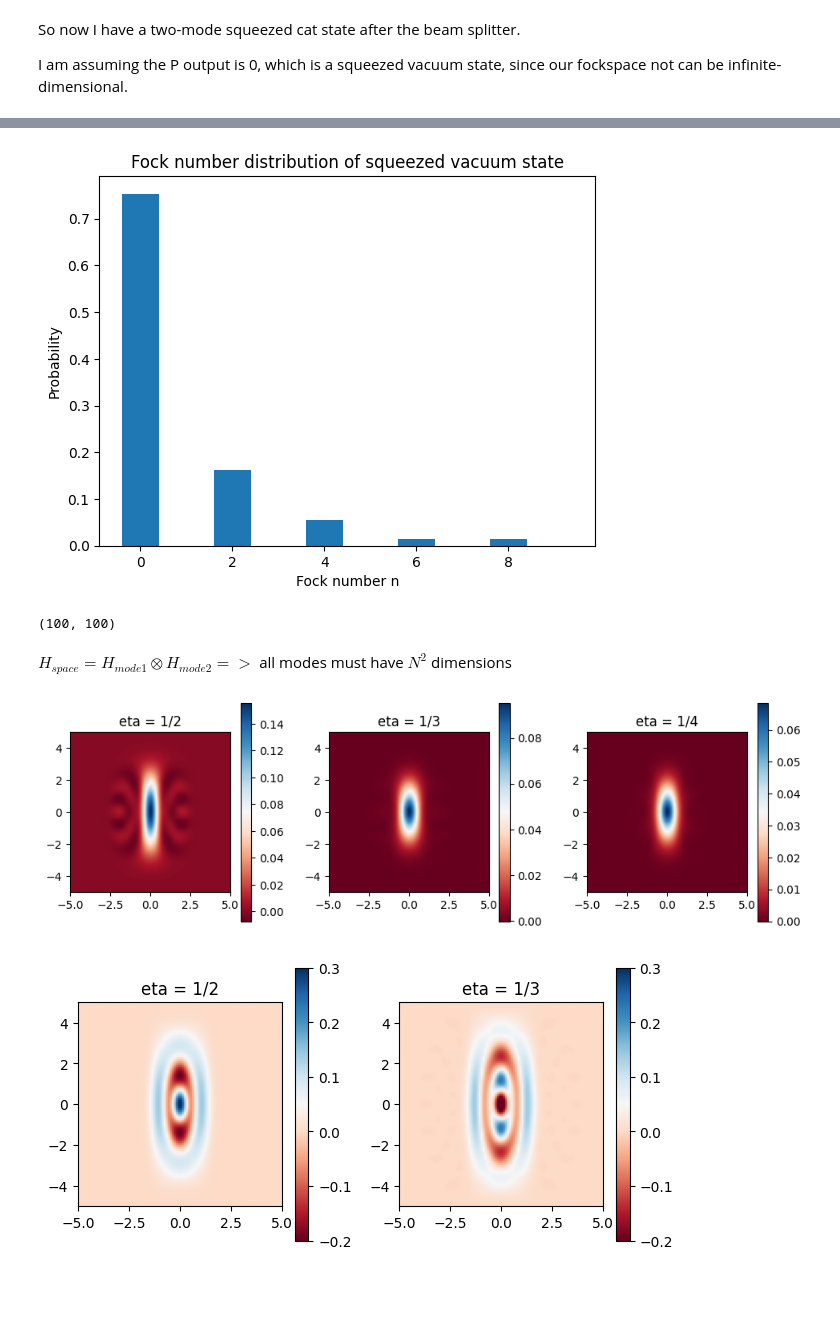
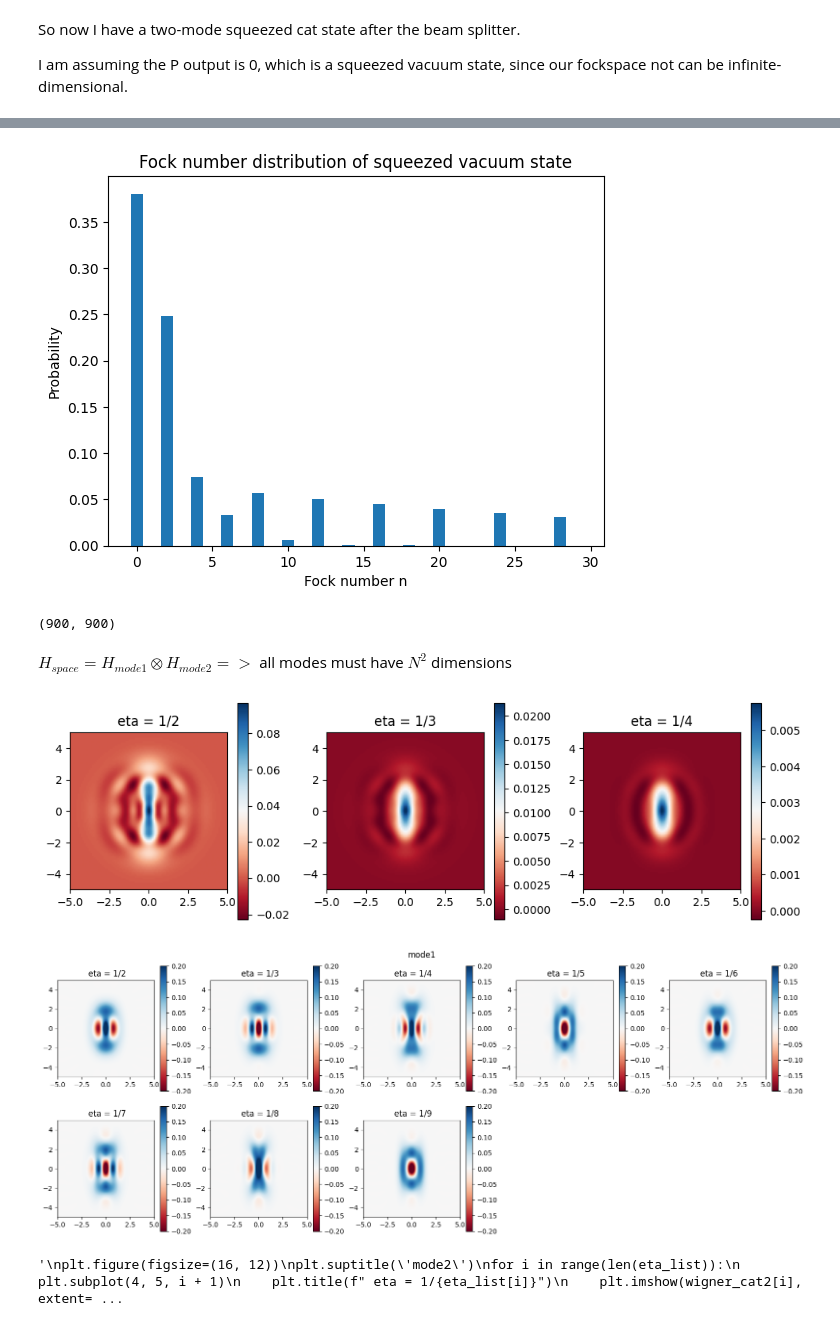
Before and after one commit to lhdarboe/Quantum-Information-Science-Project, a Jupyter notebook: SCS_livia-kopi 2.ipynb, the cells around one changed output, grey strips where cells are left out. Drawn from its saved outputs; the diff is of its cells as text; code cells hidden in the pictures; blank space fills up the shorter version.

```diff
--- a/SCS_livia-kopi 2.ipynb
+++ b/SCS_livia-kopi 2.ipynb
@@ -71,7 +71,8 @@ So now I have a two-mode squeezed cat state after the beam splitter.
 I am assuming the P output is 0, which is a squeezed vacuum state, since our fockspace not can be infinite-dimensional.
 # %%
 vac = basis(N, 0)
-vac_squeezed = squeeze(N, z = np.log(2.2)) * vac.unit()
+r_vac =4
+vac_squeezed = squeeze(N, z = r_vac) * vac.unit()
 
 vac_wigner = wigner(vac_squeezed,x,p)
 plt.figure()
@@ -93,23 +94,23 @@ plt.ylabel("Probability")
 plt.title("Fock number distribution of squeezed vacuum state")
 plt.show()
 # %% [output]
-[figure, old version]
+[figure, new version]
 # %%
 vac = basis(N, 0)
-vac_squeezed = squeeze(N, z = np.log(2.1)) * vac.unit()
+vac_squeezed = squeeze(N, z = r_vac) * vac.unit()
 p0_DM =  vac_squeezed * vac_squeezed.dag()
 p0_DM_full = tensor(qeye(N), p0_DM)  # expand P0_DM
 print(cat_out_mode1and2.shape)
 cat_out_mode1and2.shape
 projection_of_mode_1 = ( p0_DM_full * cat_out_mode1and2).ptrace(1) # 0 is mode 1, and 1 is mode 2
 # %% [output]
-(100, 100)
+(900, 900)
 # %%
 def cat_breeding(eta, N ):
 
     #creating squeezed vacuum density matrix and make it N^2 dimensions
     vac = basis(N, 0)
-    vac_squeezed = squeeze(N, z = np.log(2.2)) * vac.unit()
+    vac_squeezed = squeeze(N, z = 6) * vac.unit()
     vac_DM = vac_squeezed * vac_squeezed.dag()
     vac_DM_full = tensor(qeye(N), vac_DM)  # Projector for mode 2
 
@@ -176,5 +177,5 @@ for i in range(len(eta_list)):
 plt.tight_layout()
 plt.show()
 # %% [output]
-[figure, old version]
+[figure, new version]
 # %%
@@ -222,21 +226,39 @@ def cat_breeding(eta_list, N):
 # %%
-eta_list = np.arange(2,4)
-cat_states, cat_out_mode12 = cat_breeding(eta_list, N=20)
+eta_list = np.arange(2,10)
+cat_1mode, cat_2mode = cat_breeding(eta_list, N=30, r_vac=4)
 
-wigner_cat = []
-wigner_cat12 = []
+wigner_cat1 = []
+wigner_cat2 = []
+
+x = np.linspace(-5, 5, 100)
+p = np.linspace(-5, 5, 100)
 
 for i in tqdm(range(len(eta_list)), desc="Computing Wigner functions", unit="iterations"):
 
-        wigner_cat.append(wigner(cat_states[i], x, p))
+        wigner_cat1.append(wigner(cat_1mode[i], x, p))
+        #wigner_cat2.append(wigner(cat_2mode[i], x, p))
 # %%
 plt.figure(figsize=(16, 12))
+plt.suptitle('mode1')
+
 for i in range(len(eta_list)):
     plt.subplot(4, 5, i + 1)
-    plt.title(f"eta = 1/{eta_list[i]}")
-    plt.imshow(wigner_cat[i], extent=[-5, 5, -5, 5], vmin = -0.2, vmax = 0.3, cmap='RdBu')
+    plt.title(f" eta = 1/{eta_list[i]}")
+    plt.imshow(wigner_cat1[i], extent=[-5, 5, -5, 5], vmin = -0.2, vmax = 0.2, cmap='RdBu')
     plt.colorbar()
 plt.tight_layout()
 plt.show()
+
+"""
+plt.figure(figsize=(16, 12))
+plt.suptitle('mode2')
+for i in range(len(eta_list)):
+    plt.subplot(4, 5, i + 1)
+    plt.title(f" eta = 1/{eta_list[i]}")
+    plt.imshow(wigner_cat2[i], extent=[-5, 5, -5, 5], vmin = -0.2, vmax = 0.2, cmap='RdBu')
+    plt.colorbar()
+plt.tight_layout()
+plt.show()"""
 # %% [output]
-[figure, old version]
+[figure, new version]
+'\nplt.figure(figsize=(16, 12))\nplt.suptitle(\'mode2\')\nfor i in range(len(eta_list)):\n    plt.subplot(4, 5, i + 1)\n    plt.title(f" eta = 1/{eta_list[i]}")\n    plt.imshow(wigner_cat2[i], extent= ...
```
Also changed, not shown: parts of 12 cells of this notebook.
